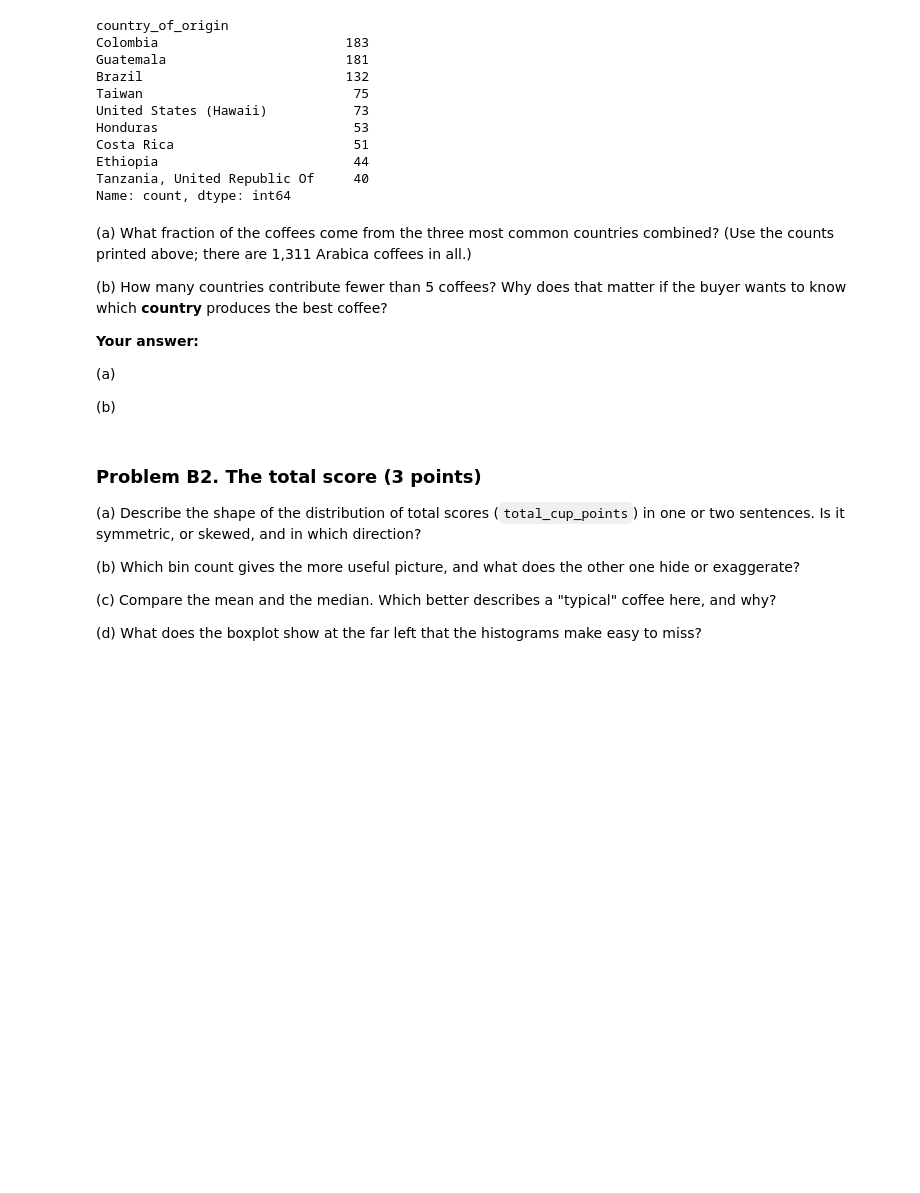
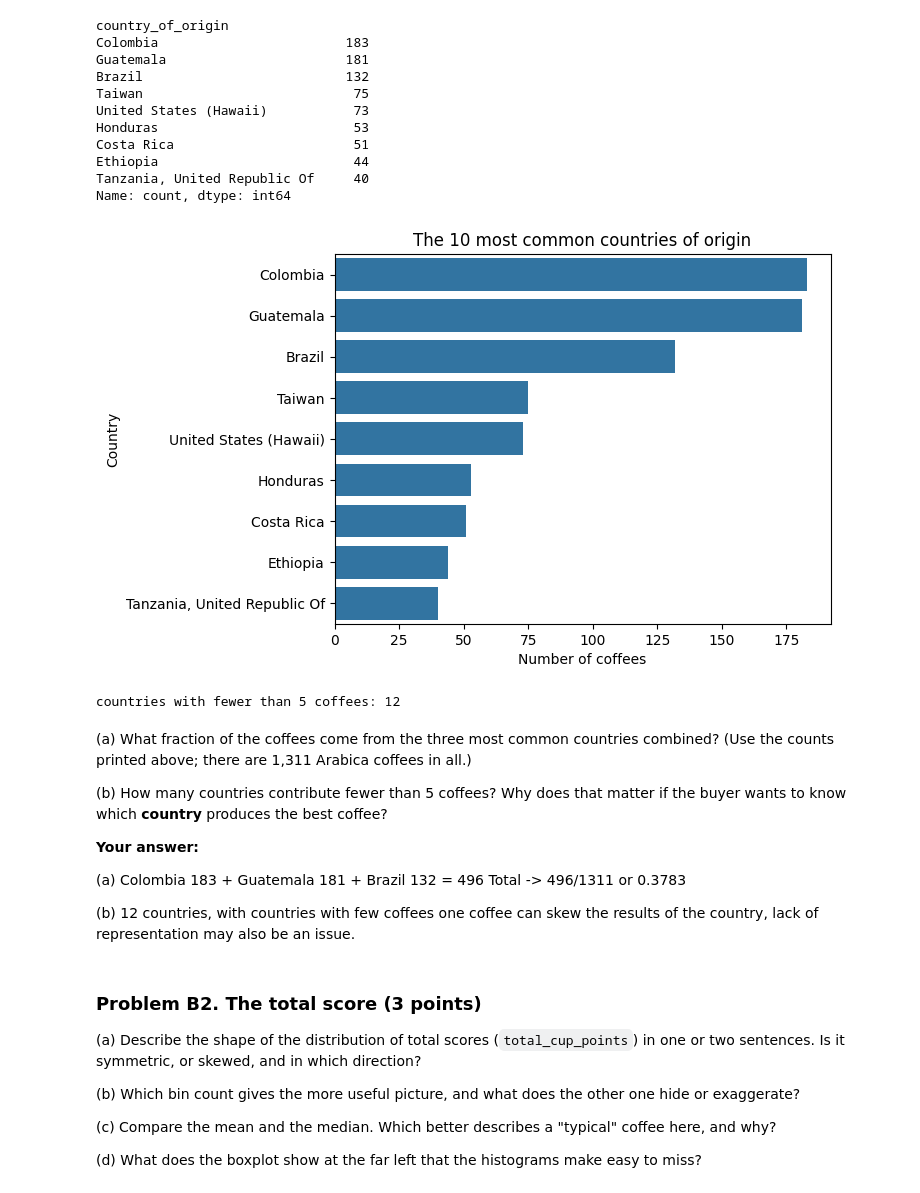
Before and after one commit to JoobZefty/dsc210, a Jupyter notebook: Homework/HW04-exploratory_data_analysis.ipynb, the cells around one changed output. Saved outputs shown, nothing was run; the diff lists cells and outputs as text; code cells hidden in the pictures; blank space fills up the shorter version.

```diff
--- a/Homework/HW04-exploratory_data_analysis.ipynb
+++ b/Homework/HW04-exploratory_data_analysis.ipynb
@@ -322,15 +322,19 @@ Name: count, dtype: int64
 # %%
 # FILL-IN  (Problem B1 continued)
 # Plot top10
-sns.____(data=coffee[coffee['country_of_origin'].isin(top10.index)],
+sns.countplot(data=coffee[coffee['country_of_origin'].isin(top10.index)],
               y='country_of_origin', order = top10.index)
 plt.title('The 10 most common countries of origin')
 plt.xlabel('Number of coffees')
 plt.ylabel('Country')
 plt.show()
+# %% [output]
+[figure, added]
 # %%
 # FILL-IN  (Problem B1 continued)
-print('countries with fewer than 5 coffees:', ____ )
+print('countries with fewer than 5 coffees:', coffee['country_of_origin'].value_counts()[coffee['country_of_origin'].value_counts() < 5].count())
+# %% [output]
+countries with fewer than 5 coffees: 12
 # %% [markdown]
 (a) What fraction of the coffees come from the three most common countries combined? (Use the counts printed above; there are 1,311 Arabica coffees in all.)
 
@@ -338,9 +342,9 @@ print('countries with fewer than 5 coffees:', ____ )
 
 **Your answer:**
 
-(a)
+(a) Colombia 183 + Guatemala 181 + Brazil 132 = 496 Total -> 496/1311 or 0.3783
 
-(b)
+(b) 12 countries, with countries with few coffees one coffee can skew the results of the country, lack of representation may also be an issue.
 # %% [markdown]
 ### Problem B2. The total score (3 points)
 
```
Also changed, not shown: parts of 31 cells of this notebook.
